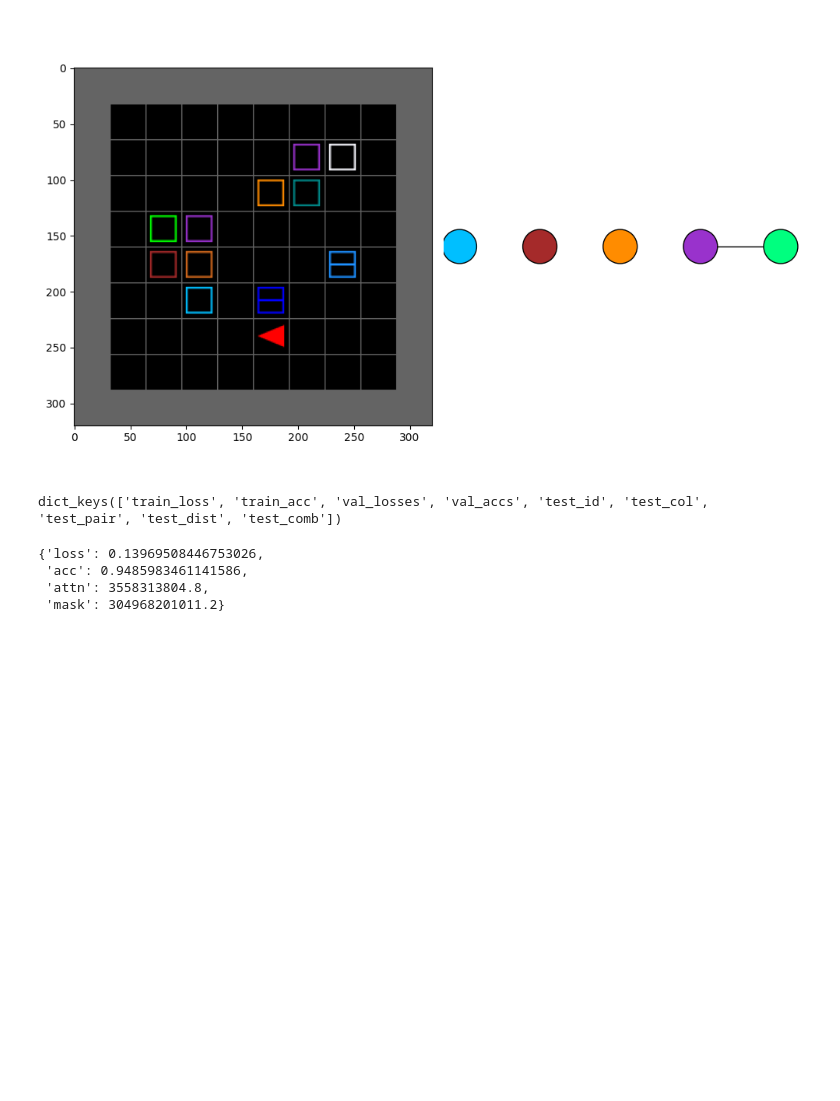
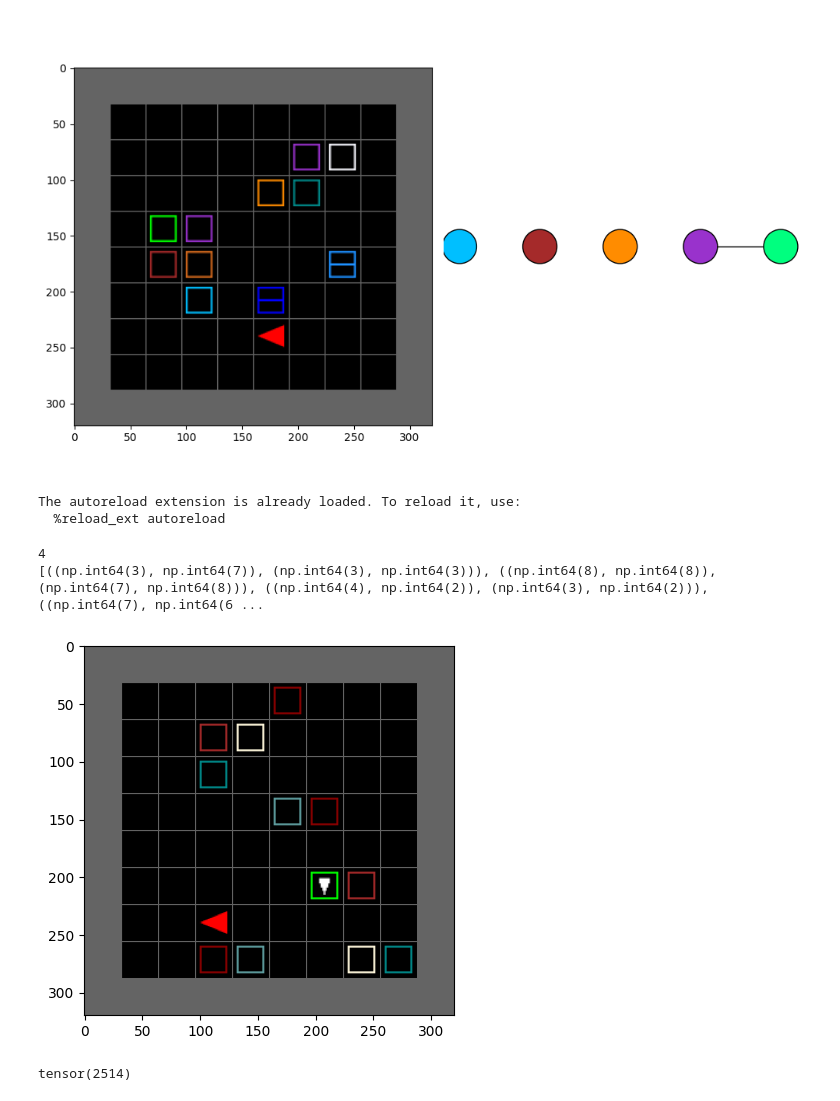
Before and after one commit to aryangarg794/sparse-ood-generalization, a Jupyter notebook: notebooks/box_world_test.ipynb, the cells around one changed output. Saved outputs shown, nothing was run; the diff lists cells and outputs as text; code cells hidden in the pictures; blank space fills up the shorter version.

```diff
--- a/notebooks/box_world_test.ipynb
+++ b/notebooks/box_world_test.ipynb
@@ -268,11 +279,32 @@ with open('../results/bern_mha_test_02_Mar_2026__02h42m.pl', 'rb') as file:
-# %%
-data[0].keys()
-# %% [output]
-dict_keys(['train_loss', 'train_acc', 'val_losses', 'val_accs', 'test_id', 'test_col', 'test_pair', 'test_dist', 'test_comb'])
-# %%
-data[2]['test_comb']
-# %% [output]
-{'loss': 0.13969508446753026,
- 'acc': 0.9485983461141586,
- 'attn': 3558313804.8,
- 'mask': 304968201011.2}
+# %%
+from sparse_generalization.envs.box_world.env import BoxWorldEnv
+from sparse_generalization.envs.box_world.wrappers import make_env, make_env_v2
+from minigrid.wrappers import FullyObsWrapper
+import gymnasium as gym
+import cv2
+import matplotlib.pyplot as plt
+import numpy as np
+import dill
+
+gym.register('BoxWorldEnv-v1', BoxWorldEnv)
+
+%load_ext autoreload
+%autoreload 2
+# %% [output]
+The autoreload extension is already loaded. To reload it, use:
+  %reload_ext autoreload
+# %%
+size = 10
+env = make_env_v2(ratio_red_blue=0, size=size, num_pairs=3, num_paths=1, num_distractors=0)
+
+obs, _ = env.reset()
+img = env.render()
+
+img = env.render()
+plt.imshow(img)
+print(len(env.get_wrapper_attr('get_attn_edges')()[0]))
+print(env.get_wrapper_attr('get_attn_edges')()[0])
+# %% [output]
+4
+[((np.int64(3), np.int64(7)), (np.int64(3), np.int64(3))), ((np.int64(8), np.int64(8)), (np.int64(7), np.int64(8))), ((np.int64(4), np.int64(2)), (np.int64(3), np.int64(2))), ((np.int64(7), np.int64(6 ...
+[figure, added]
@@ -278,0 +314,4 @@ data[2]['test_comb']
+# %%
+data['Y_train'].sum()
+# %% [output]
+tensor(2514)
```
Also changed, not shown: parts of 7 cells of this notebook, 41 other files.
